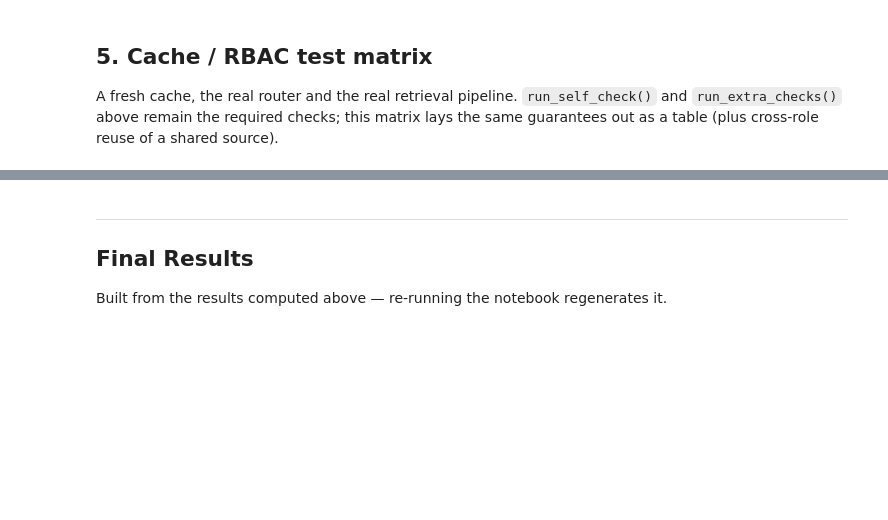
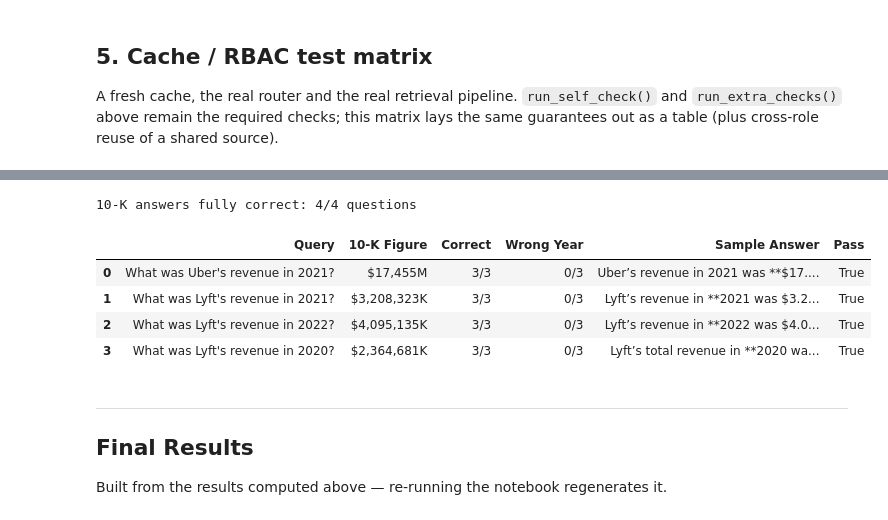
Before and after one commit to anuraglahon16/agentic-router-assignment, a Jupyter notebook: 001. Agentic Router.ipynb, the cells around one changed output, grey strips where cells are left out. Saved outputs shown, nothing was run; the diff lists cells and outputs as text; code cells hidden in the pictures; blank space fills up the shorter version.

```diff
--- a/001. Agentic Router.ipynb
+++ b/001. Agentic Router.ipynb
@@ -1692,3 +1704,14 @@ Cache / RBAC scenarios passed: 13/13
+# %%
+spot_df = ev.run_answer_spot_check(ctx)
+print(f"10-K answers fully correct: {int(spot_df['Pass'].sum())}/{len(spot_df)} questions")
+display(spot_df)
+# %% [output]
+10-K answers fully correct: 4/4 questions
+|  | Query | 10-K Figure | Correct | Wrong Year | Sample Answer | Pass |
+| 0 | What was Uber's revenue in 2021? | $17,455M | 3/3 | 0/3 | Uber’s revenue in 2021 was **$17.... | True |
+| 1 | What was Lyft's revenue in 2021? | $3,208,323K | 3/3 | 0/3 | Lyft’s revenue in **2021 was $3.2... | True |
+| 2 | What was Lyft's revenue in 2022? | $4,095,135K | 3/3 | 0/3 | Lyft’s revenue in **2022 was $4.0... | True |
+| 3 | What was Lyft's revenue in 2020? | $2,364,681K | 3/3 | 0/3 | Lyft’s total revenue in **2020 wa... | True |
 # %% [markdown]
 ---
 
```
Also changed, not shown: parts of 24 cells of this notebook, 2 other files.
